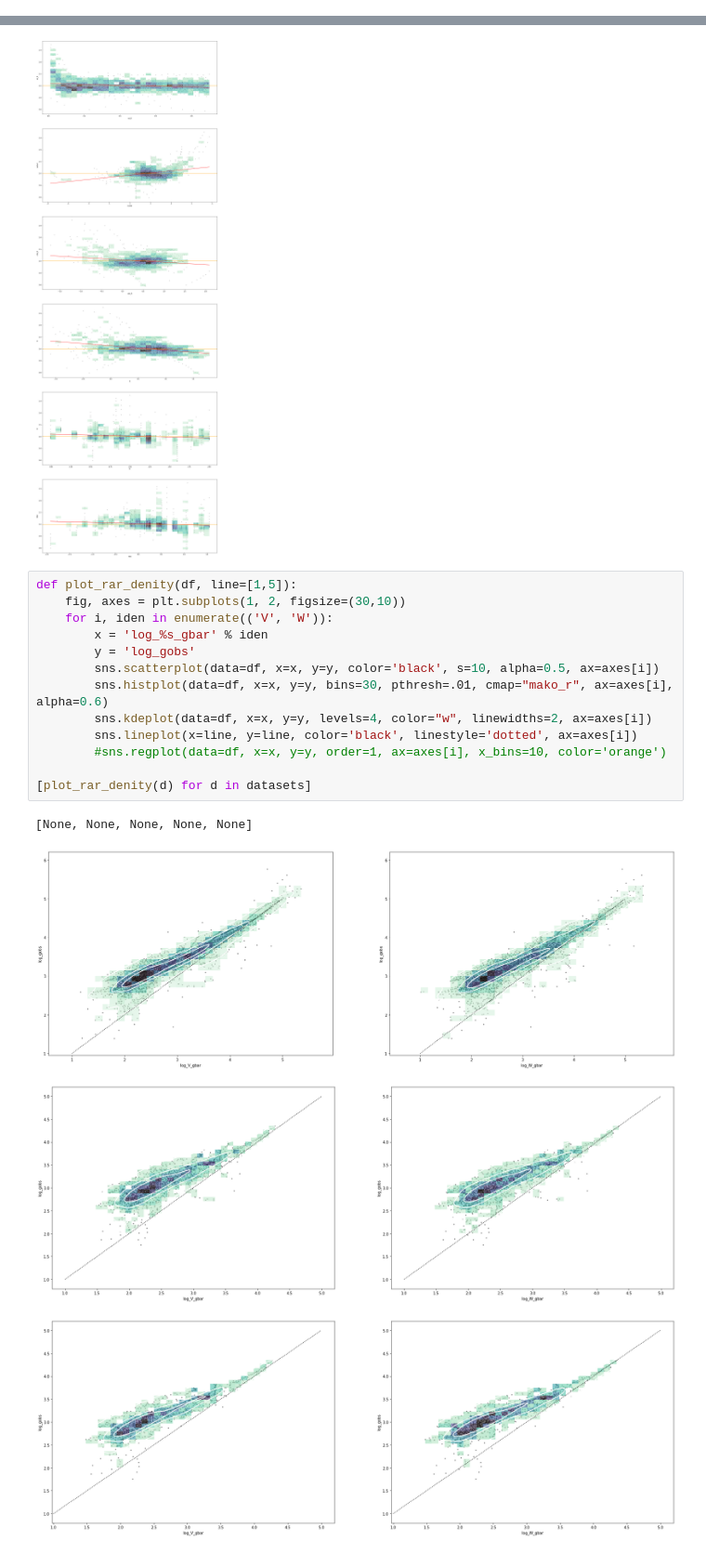
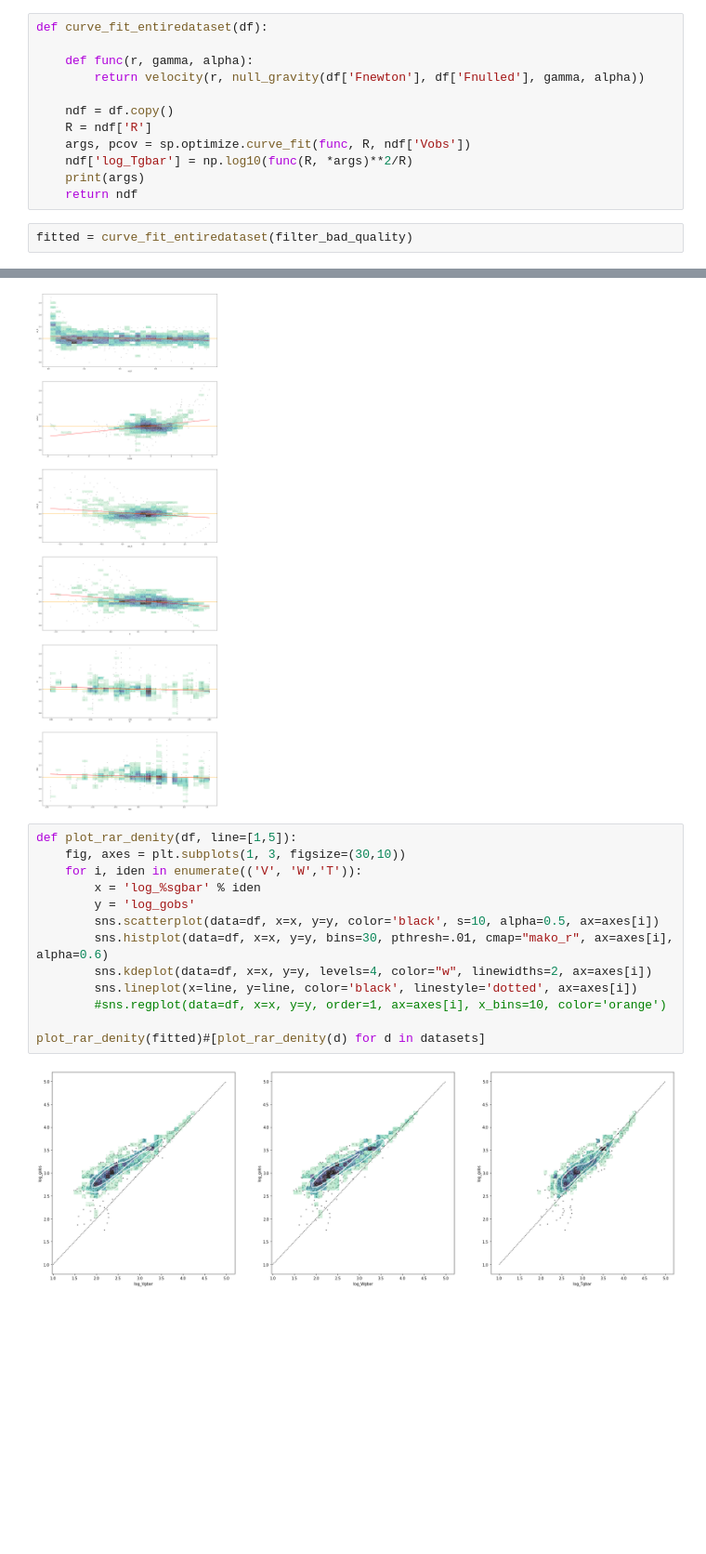
Before and after one commit to timjdavey/galactus, a Jupyter notebook: notebooks/Sparc RAR.ipynb, the cells around one changed output, grey strips where cells are left out. Shown at 93% size. Drawn from its saved outputs; the diff is of its cells as text; blank space fills up the shorter version.

```diff
--- a/notebooks/Sparc RAR.ipynb
+++ b/notebooks/Sparc RAR.ipynb
@@ -34,0 +16,14 @@ def plot_rar(df):
+# %%
+def curve_fit_entiredataset(df):
+
+    def func(r, gamma, alpha):
+        return velocity(r, null_gravity(df['Fnewton'], df['Fnulled'], gamma, alpha))
+
+    ndf = df.copy()
+    R = ndf['R']
+    args, pcov = sp.optimize.curve_fit(func, R, ndf['Vobs'])
+    ndf['log_Tgbar'] = np.log10(func(R, *args)**2/R)
+    print(args)
+    return ndf
+# %%
+fitted = curve_fit_entiredataset(filter_bad_quality)
@@ -129,19 +176,16 @@ residual_plots(filtered_df)
 [figure]
 # %%
 def plot_rar_denity(df, line=[1,5]):
-    fig, axes = plt.subplots(1, 2, figsize=(30,10))
-    for i, iden in enumerate(('V', 'W')):
-        x = 'log_%s_gbar' % iden
+    fig, axes = plt.subplots(1, 3, figsize=(30,10))
+    for i, iden in enumerate(('V', 'W','T')):
+        x = 'log_%sgbar' % iden
         y = 'log_gobs'
         sns.scatterplot(data=df, x=x, y=y, color='black', s=10, alpha=0.5, ax=axes[i])
         sns.histplot(data=df, x=x, y=y, bins=30, pthresh=.01, cmap="mako_r", ax=axes[i], alpha=0.6)
         sns.kdeplot(data=df, x=x, y=y, levels=4, color="w", linewidths=2, ax=axes[i])
         sns.lineplot(x=line, y=line, color='black', linestyle='dotted', ax=axes[i])
         #sns.regplot(data=df, x=x, y=y, order=1, ax=axes[i], x_bins=10, color='orange')
 
-[plot_rar_denity(d) for d in datasets]
+plot_rar_denity(fitted)#[plot_rar_denity(d) for d in datasets]
 # %% [output]
-[None, None, None, None, None]
-[figure, old version]
+[figure, new version]
-[figure, removed]
-[figure, removed]
```
Also changed, not shown: parts of 9 cells of this notebook, 4 other files.
